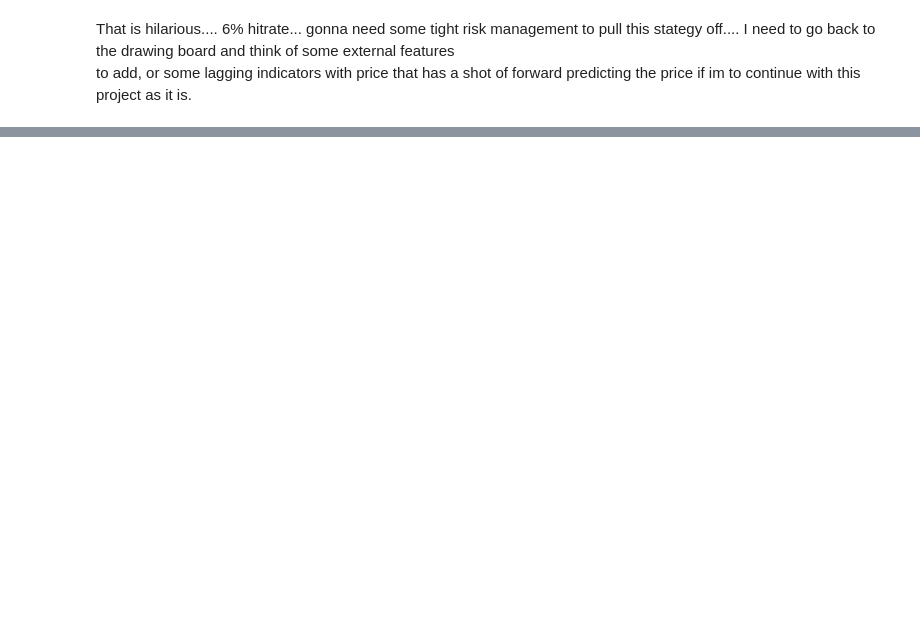
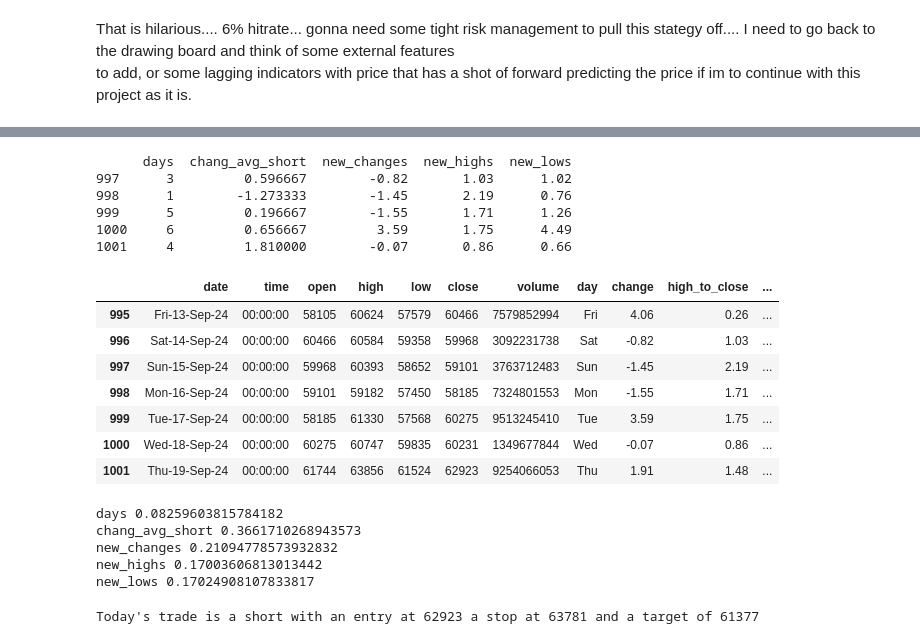
Before and after one commit to Mokoto-K/btc-regressor-predictor, a Jupyter notebook: btc-regressor-predictor.ipynb, the cells around one changed output, grey strips where cells are left out. Cells and saved outputs as stored; diff of their text form; code cells hidden in the pictures; blank space fills up the shorter version.

```diff
--- a/btc-regressor-predictor.ipynb
+++ b/btc-regressor-predictor.ipynb
@@ -371,0 +379,5 @@ to add, or some lagging indicators with price that has a shot of forward predict
+# %%
+month = []
+
+for row in btc["date"]:
+    month.append(row.split("-")[2])
@@ -371,0 +433,10 @@ to add, or some lagging indicators with price that has a shot of forward predict
+# %%
+
+def augment_columns(column):
+    ls_changes = [0]
+
+    for change in btc[column]:
+        ls_changes.append(change)
+
+    ls_changes.pop(len(ls_changes)-1)
+    return ls_changes
@@ -371,0 +495,18 @@ to add, or some lagging indicators with price that has a shot of forward predict
+# %%
+print(X.tail())
+btc.tail(7)
+# %% [output]
+      days  chang_avg_short  new_changes  new_highs  new_lows
+997      3         0.596667        -0.82       1.03      1.02
+998      1        -1.273333        -1.45       2.19      0.76
+999      5         0.196667        -1.55       1.71      1.26
+1000     6         0.656667         3.59       1.75      4.49
+1001     4         1.810000        -0.07       0.86      0.66
+|  | date | time | open | high | low | close | volume | day | change | high_to_close | ... |
+| 995 | Fri-13-Sep-24 | 00:00:00 | 58105 | 60624 | 57579 | 60466 | 7579852994 | Fri | 4.06 | 0.26 | ... |
+| 996 | Sat-14-Sep-24 | 00:00:00 | 60466 | 60584 | 59358 | 59968 | 3092231738 | Sat | -0.82 | 1.03 | ... |
+| 997 | Sun-15-Sep-24 | 00:00:00 | 59968 | 60393 | 58652 | 59101 | 3763712483 | Sun | -1.45 | 2.19 | ... |
+| 998 | Mon-16-Sep-24 | 00:00:00 | 59101 | 59182 | 57450 | 58185 | 7324801553 | Mon | -1.55 | 1.71 | ... |
+| 999 | Tue-17-Sep-24 | 00:00:00 | 58185 | 61330 | 57568 | 60275 | 9513245410 | Tue | 3.59 | 1.75 | ... |
+| 1000 | Wed-18-Sep-24 | 00:00:00 | 60275 | 60747 | 59835 | 60231 | 1349677844 | Wed | -0.07 | 0.86 | ... |
+| 1001 | Thu-19-Sep-24 | 00:00:00 | 61744 | 63856 | 61524 | 62923 | 9254066053 | Thu | 1.91 | 1.48 | ... |
@@ -371,0 +522,31 @@ to add, or some lagging indicators with price that has a shot of forward predict
+# %%
+rando5 = rando5.fit(X_train, y_train)
+
+for name, score in zip(X.columns, rando5.feature_importances_):
+    print(name, score)
+# %% [output]
+days 0.08259603815784182
+chang_avg_short 0.3661710268943573
+new_changes 0.21094778573932832
+new_highs 0.17003606813013442
+new_lows 0.17024908107833817
+# %%
+high = rolling_avg("high_to_close",short_length)
+low = rolling_avg("low_to_close",short_length)
+
+high = high[len(high)-1]
+low = low[len(low)-1]
+
+target = 0
+stop = 0
+entry = btc["close"][len(btc)-1]
+if trade == "long":
+    target = high /100 * entry + entry
+    stop = entry - (low /100 * entry)
+else:
+    target = entry - (low /100 * entry)
+    stop = high /100 * entry + entry
+
+print(f"Today's trade is a {trade} with an entry at {entry} a stop at {round(stop)} and a target of {round(target)}")
+# %% [output]
+Today's trade is a short with an entry at 62923 a stop at 63781 and a target of 61377
```
Also changed, not shown: parts of 22 cells of this notebook.
